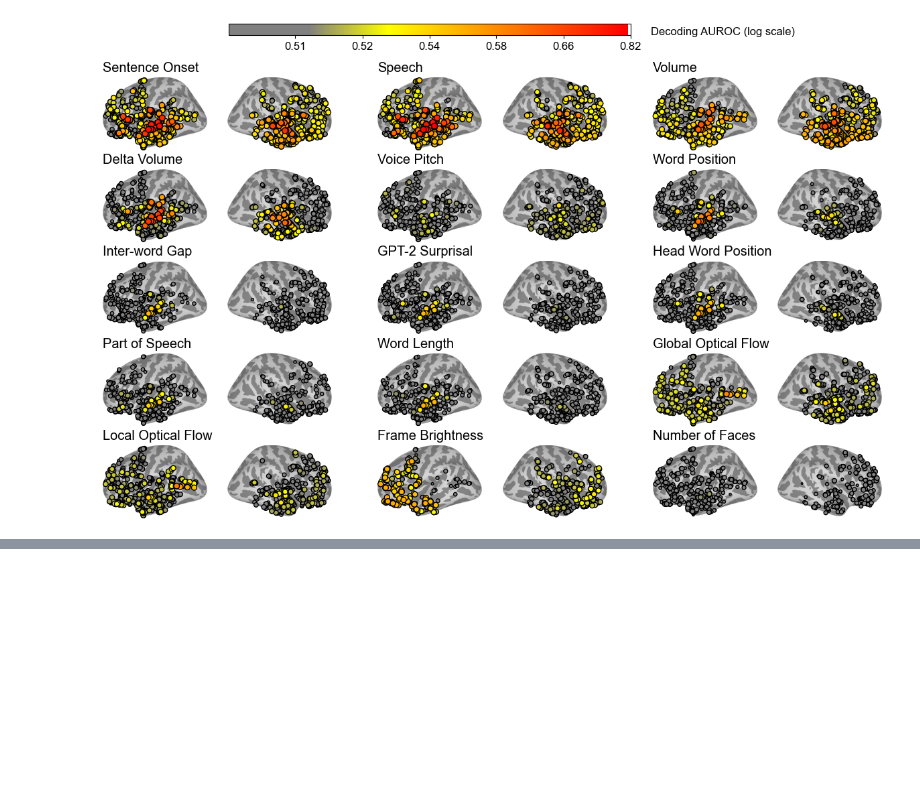
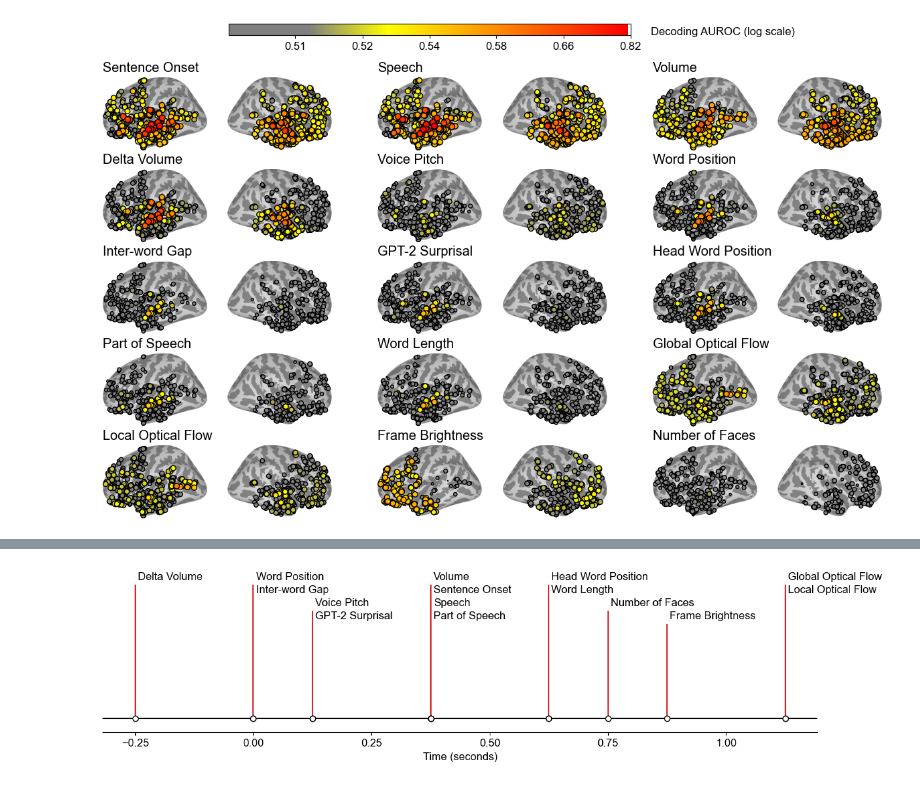
Before and after one commit to insight-neuro/neuroprobe, a Jupyter notebook: analyses/time_space_decoding_analysis/time_space_decoding_analysis.ipynb, the cells around one changed output, grey strips where cells are left out. Drawn from its saved outputs; the diff is of its cells as text; code cells hidden in the pictures; blank space fills up the shorter version.

```diff
--- a/analyses/time_space_decoding_analysis/time_space_decoding_analysis.ipynb
+++ b/analyses/time_space_decoding_analysis/time_space_decoding_analysis.ipynb
@@ -292,0 +449,15 @@ Text(1.0, 1.0, 'GPT-2 Surprisal')
+# %%
+records = []
+for task in task_order:
+    good_elecs = results_df[results_df.task==task].groupby("ID").mean(["avg_test"]).sort_values(by="avg_test").dropna()[-100:].index
+    time_df = results_df[(results_df.task==task) & (results_df.ID.isin(good_elecs))]
+
+    time_df = time_df.groupby("time_bin").mean("avg_test")
+    time_df['time_bin'] = time_df.index
+    # time_df
+    time = time_df.sort_values(by="avg_test").reset_index(drop=True).iloc[-1]["time_bin"]
+    records.append({"time_bin": time,
+                    "task": task_name_mapping[task]})
+argmax_time = pd.DataFrame.from_records(records)
+argmax_time = argmax_time.sort_values(by="time_bin")
+argmax_time.reset_index(drop=True)
@@ -292,0 +481,64 @@ Text(1.0, 1.0, 'GPT-2 Surprisal')
+# %%
+dates = list(argmax_time.time_bin)
+releases = list(argmax_time.task)
+
+# Choose some nice levels: alternate meso releases between top and bottom, and
+# progressively shorten the stems for micro releases.
+levels = []
+for i in range(len(releases)):
+    release = releases[i]
+    date = dates[i]
+    h = 1 + 0.8 * (9)
+    # print(date)
+    if i>0 and (date-dates[i-1])<=0.125:
+    # left_nbr =
+        # print("trig")
+        h = levels[i-1] - 0.8
+    # else:
+        # print("no trig")
+    level = h
+    levels.append(level)
+
+
+def is_feature(release):
+    """Return whether a version (split into components) is a feature release."""
+    return release[-1] == '0'
+
+
+# The figure and the axes.
+fig, ax = plt.subplots(figsize=(12, 3), layout="constrained")
+# ax.set(title="Location of decodability peak")
+
+# The vertical stems.
+ax.vlines(dates, 0, levels,
+          color=[("tab:red", 1) for release in releases])
+# The baseline.
+ax.axhline(0, c="black")
+# The markers on the baseline.
+micro_dates = [date for date, release in zip(dates, releases)
+               if not is_feature(release)]
+ax.plot(micro_dates, np.zeros_like(micro_dates), "ko", mfc="white")
+
+# Annotate the lines.
+for date, level, release in zip(dates, levels, releases):
+    version_str = release
+    ax.annotate(version_str, xy=(date, level),
+                xytext=(3, np.sign(level)*3), textcoords="offset points",
+                verticalalignment="bottom",
+                weight="bold" if is_feature(release) else "normal",
+                bbox=dict(boxstyle='square', pad=0, lw=0, fc=(1, 1, 1, 0.7)))
+
+# ax.xaxis.set(major_locator=mdates.YearLocator(),
+             # major_formatter=mdates.DateFormatter("%Y"))
+
+ax.set_xticks(np.arange(-0.25, 1.25, 0.25))
+
+# Remove the y-axis and some spines.
+ax.yaxis.set_visible(False)
+ax.spines[["left", "top", "right"]].set_visible(False)
+ax.set_xlabel("Time (seconds)")
+ax.margins(y=0.1)
+plt.savefig(f'analyses/time_space_decoding_analysis/time_decoding_analysis_argmax_time.pdf', bbox_inches='tight')
+plt.show()
+# %% [output]
+[figure, added]
```
Also changed, not shown: parts of 7 cells of this notebook, 6 other files.
